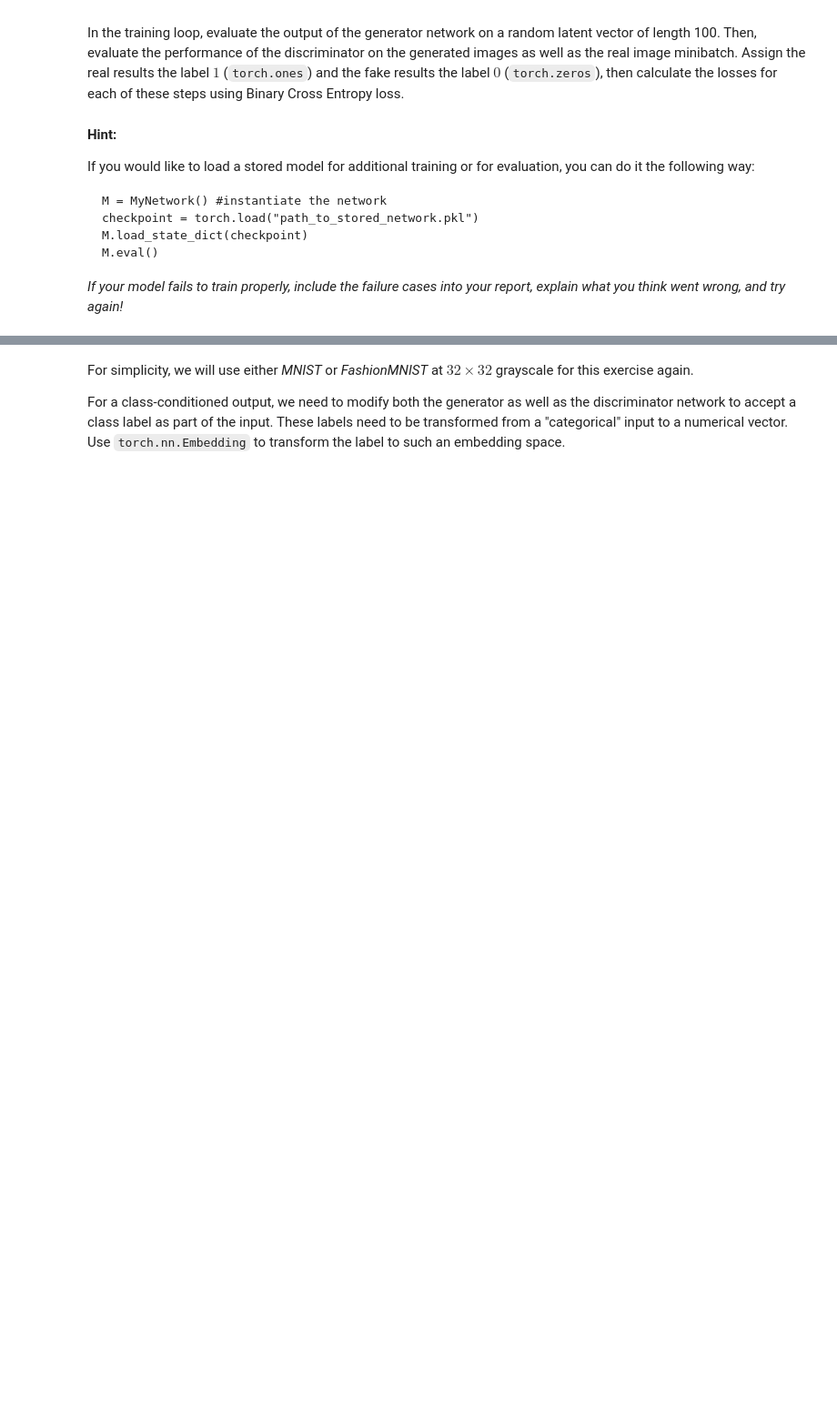
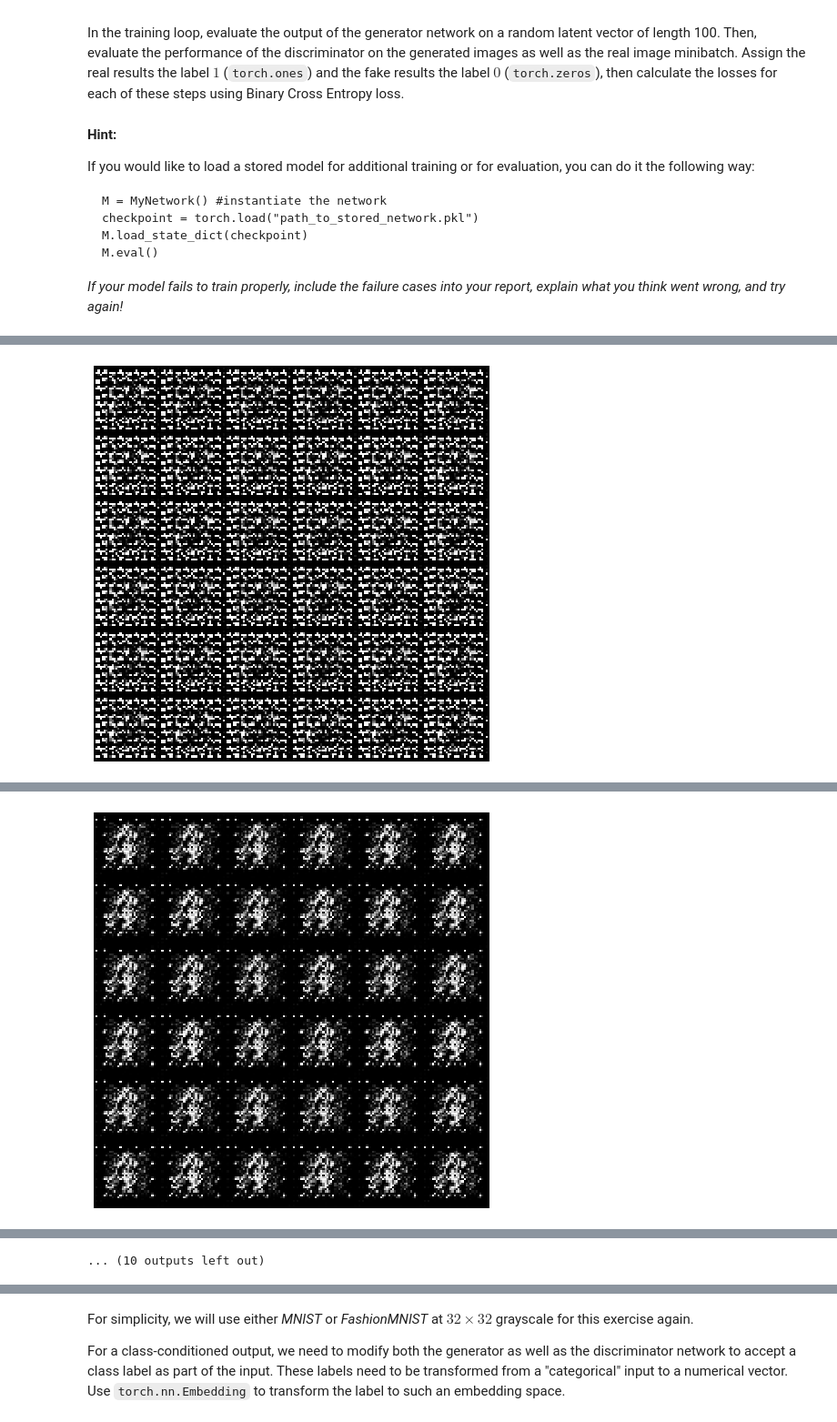
Before and after one commit to Elizabeth1997/CS390DD_Project4, a Jupyter notebook: GAN_assignment_STUDENT.ipynb, the cells around one changed output, grey strips where cells are left out. Shown at 91% size. Cells and saved outputs as stored; diff of their text form; code cells hidden in the pictures; blank space fills up the shorter version.

```diff
--- a/GAN_assignment_STUDENT.ipynb
+++ b/GAN_assignment_STUDENT.ipynb
@@ -212,7 +220,7 @@ class Discriminator(nn.Module):
             nn.BatchNorm2d(128 * 4),
             nn.LeakyReLU(0.2, inplace=True),
             # state size. (ndf*4) x 8 x 8
-            nn.Conv2d(128 * 4, 128 * 4, 4, 1, 0, bias=False),
+            nn.Conv2d(128 * 4, 1, 4, 1, 0, bias=False),
             nn.Sigmoid()
         )
     # forward method
@@ -254,7 +262,7 @@ def show_result(num_epoch, show=False, save=False, grid_size=6, path = 'result.p
 
         fig, ax = plt.subplots(figsize=(8, 8))
 
-        image = utils.make_grid(fake.data, grid_size, 1)
+        image = utils.make_grid(fake.data, grid_size, 1, normalize=True)
 
         plt.imshow(np.transpose(image, (1, 2, 0)))
         ax.axis('off')
@@ -327,8 +330,8 @@ device = torch.device("cuda:0")
 #######################################################################################################
 
 # define networks
-G = Generator()
-D = Discriminator()
+G = Generator().to(device)
+D = Discriminator().to(device)
 # Initialize BCELoss function
 criterion = nn.BCELoss()
 # define optimizers
@@ -438,3 +441,4 @@ for e in range(num_epochs):
     img_name = result_dir + '/Fixed/{}_DCGAN_{}.png'.format(dset_name, e)
     images.append(imageio.imread(img_name))
 imageio.mimsave(result_dir + '/DCGAN_generation_animation.gif', images, fps=5)
+# %% [output]
@@ -440,0 +447 @@ imageio.mimsave(result_dir + '/DCGAN_generation_animation.gif', images, fps=5)
+[figure, added]
@@ -440,0 +449 @@ imageio.mimsave(result_dir + '/DCGAN_generation_animation.gif', images, fps=5)
+[figure, added]
@@ -441,3 +458,4 @@ imageio.mimsave(result_dir + '/DCGAN_generation_animation.gif', images, fps=5)
+... (10 outputs left out)
 # %% [markdown]
 ### Display the animated generation GIF
 
```
Also changed, not shown: parts of 7 cells of this notebook, 25 other files.
